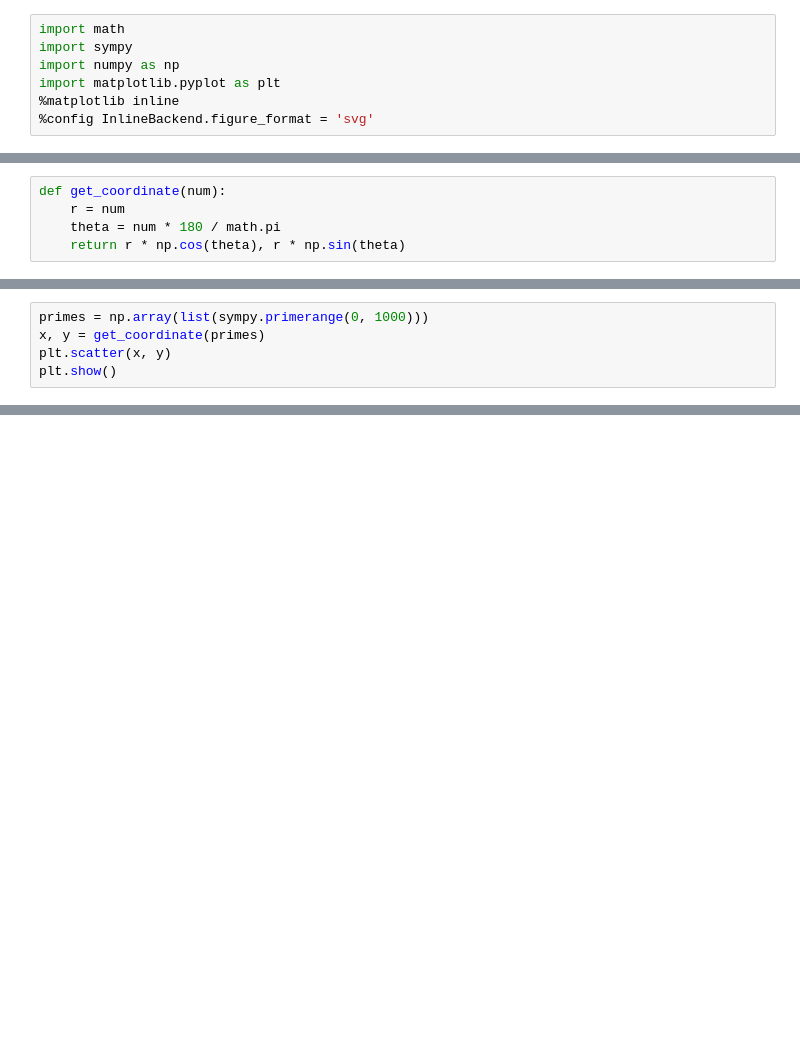
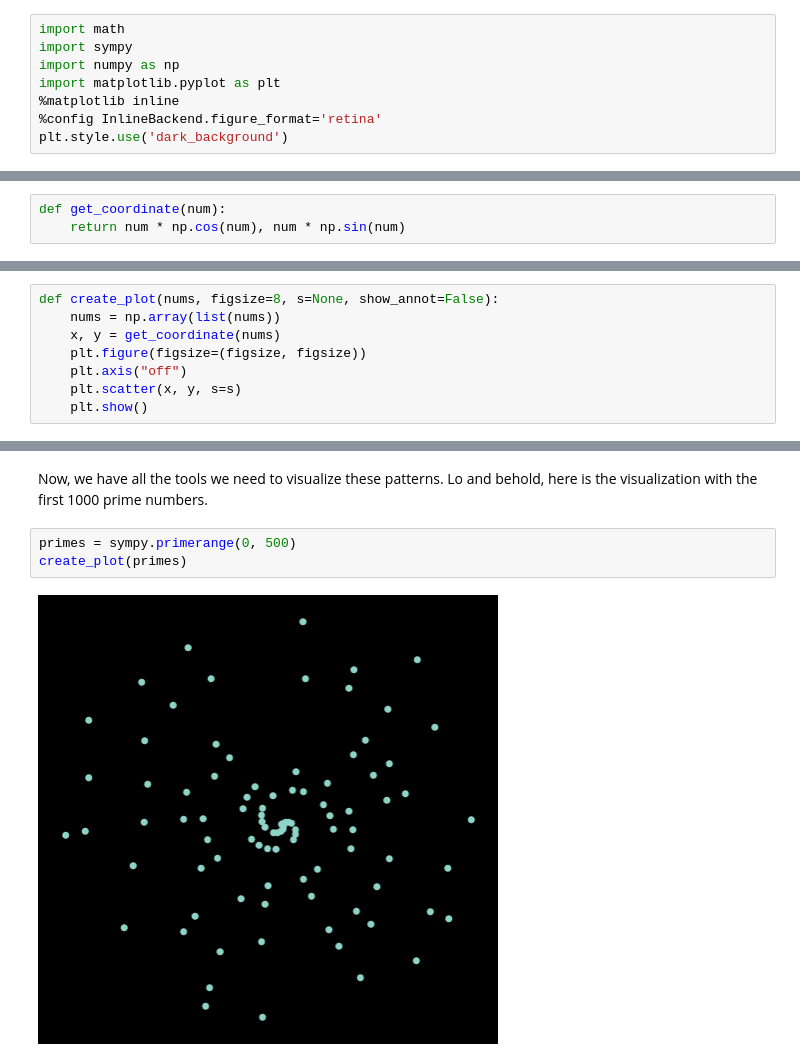
Before and after one commit to jaketae/jaketae.github.io, a Jupyter notebook: _jupyter/2021-01-10-prime-spirals.ipynb, the cells around one changed output, grey strips where cells are left out. Drawn from its saved outputs; the diff is of its cells as text; blank space fills up the shorter version.

Commit message:
upload: post on prime number visualization

```diff
--- a/_jupyter/2021-01-10-prime-spirals.ipynb
+++ b/_jupyter/2021-01-10-prime-spirals.ipynb
@@ -4,4 +14,5 @@ import sympy
 import numpy as np
 import matplotlib.pyplot as plt
 %matplotlib inline
-%config InlineBackend.figure_format = 'svg'
+%config InlineBackend.figure_format='retina'
+plt.style.use('dark_background')
@@ -28,5 +35,3 @@ list(sympy.primerange(0, 100))
 # %%
 def get_coordinate(num):
-    r = num
-    theta = num * 180 / math.pi
-    return r * np.cos(theta), r * np.sin(theta)
+    return num * np.cos(num), num * np.sin(num)
@@ -46,5 +58,8 @@ get_coordinate(x)
 # %%
-primes = np.array(list(sympy.primerange(0, 1000)))
-x, y = get_coordinate(primes)
-plt.scatter(x, y)
-plt.show()
+def create_plot(nums, figsize=8, s=None, show_annot=False):
+    nums = np.array(list(nums))
+    x, y = get_coordinate(nums)
+    plt.figure(figsize=(figsize, figsize))
+    plt.axis("off")
+    plt.scatter(x, y, s=s)
+    plt.show()
@@ -52,0 +66,7 @@ plt.show()
+# %% [markdown]
+Now, we have all the tools we need to visualize these patterns. Lo and behold, here is the visualization with the first 1000 prime numbers.
+# %%
+primes = sympy.primerange(0, 500)
+create_plot(primes)
+# %% [output]
+[figure, added]
```
Also changed, not shown: parts of 42 cells of this notebook, 8 other files.
